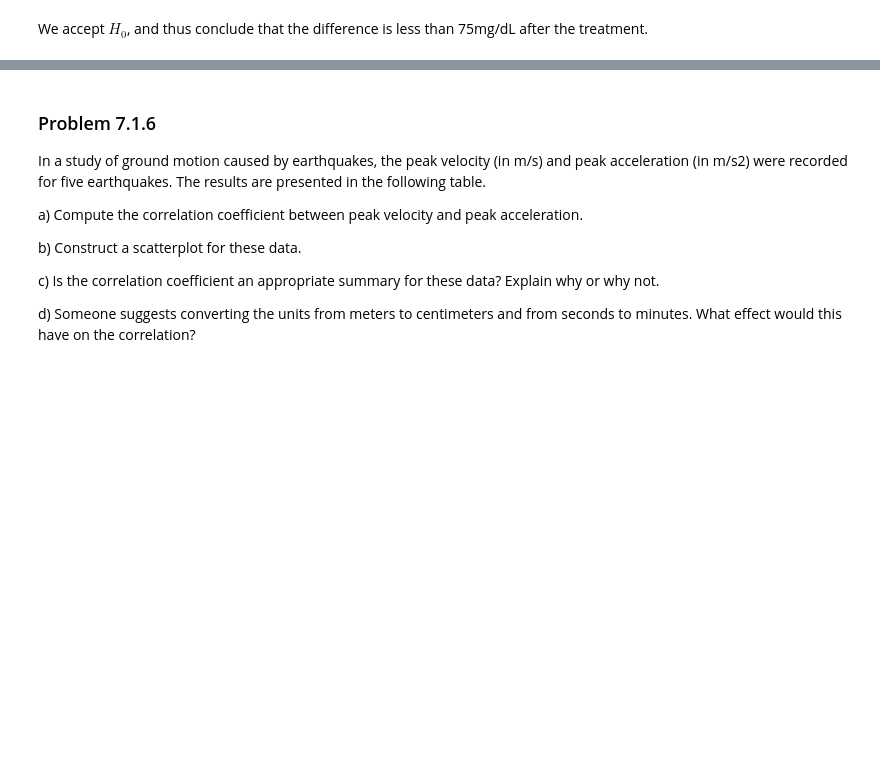
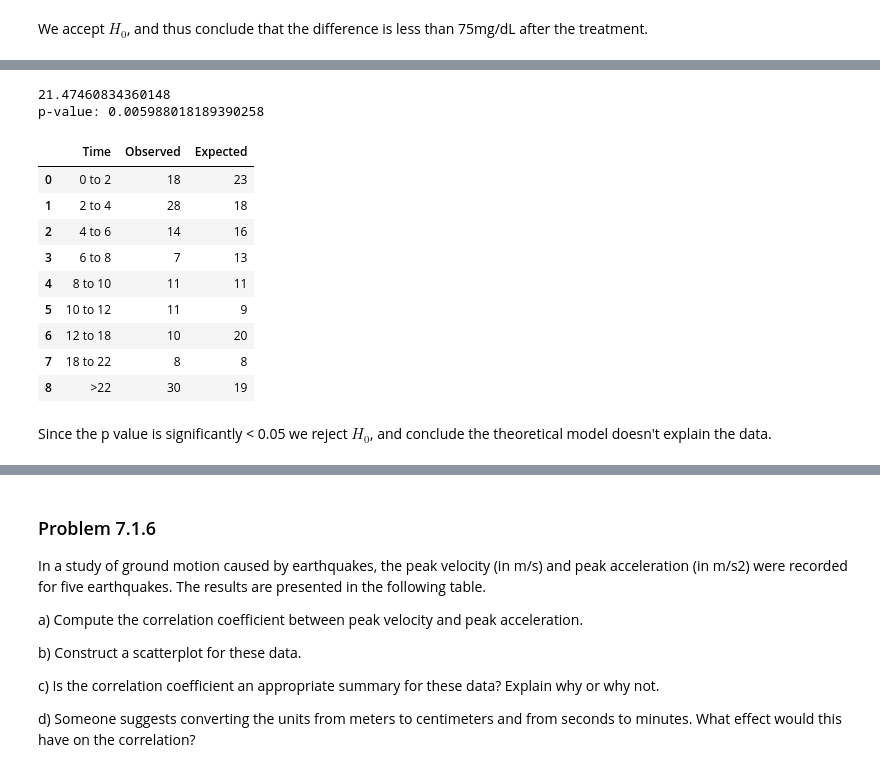
Before and after one commit to lsig/Statistics, a Jupyter notebook: Workbook.ipynb, the cells around one changed output, grey strips where cells are left out. Drawn from its saved outputs; the diff is of its cells as text; code cells hidden in the pictures; blank space fills up the shorter version.

```diff
--- a/Workbook.ipynb
+++ b/Workbook.ipynb
@@ -5197,0 +5279,26 @@ We accept $H_0$, and thus conclude that the difference is less than 75mg/dL afte
+# %%
+import pandas as pd
+from scipy.stats import chisquare
+
+df = pd.read_csv("datasets/Ch6/ex6-10-4.csv")
+
+
+x, p = chisquare(df['Observed'], df['Expected'])
+print(x)
+print(f'p-value: {p}')
+df
+# %% [output]
+21.47460834360148
+p-value: 0.005988018189390258
+|  | Time | Observed | Expected |
+| 0 | 0 to 2 | 18 | 23 |
+| 1 | 2 to 4 | 28 | 18 |
+| 2 | 4 to 6 | 14 | 16 |
+| 3 | 6 to 8 | 7 | 13 |
+| 4 | 8 to 10 | 11 | 11 |
+| 5 | 10 to 12 | 11 | 9 |
+| 6 | 12 to 18 | 10 | 20 |
+| 7 | 18 to 22 | 8 | 8 |
+| 8 | >22 | 30 | 19 |
+# %% [markdown]
+Since the p value is significantly < 0.05 we reject $H_0$, and conclude the theoretical model doesn't explain the data.
```
Also changed, not shown: parts of 11 cells of this notebook.
